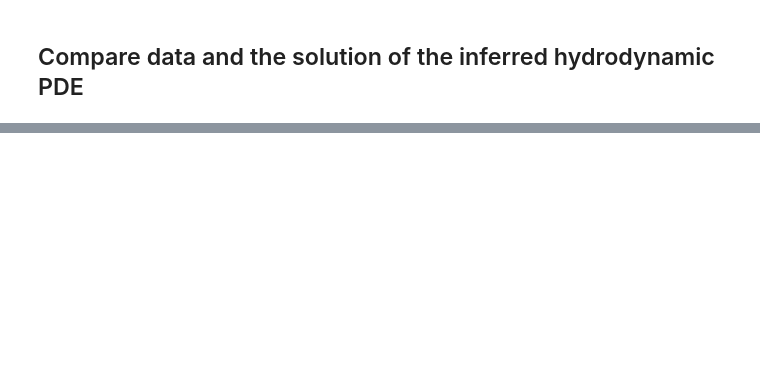
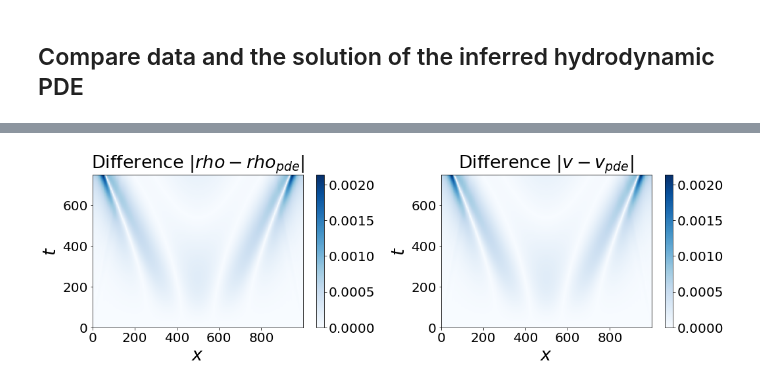
Before and after one commit to yourball/pde-many-body, a Jupyter notebook: free_fermions/free_fermions_quadratic.ipynb, the cells around one changed output, grey strips where cells are left out. Cells and saved outputs as stored; diff of their text form; code cells hidden in the pictures; blank space fills up the shorter version.

```diff
--- a/free_fermions/free_fermions_quadratic.ipynb
+++ b/free_fermions/free_fermions_quadratic.ipynb
@@ -82,18 +79,7 @@ Xmax, Tmax:  998 749.0
 # %%
-# Define boundary conditions, needed for evaluation of spatial derivatives
-bc = "periodic"
-
-# Compute temporal and spatial derivatives and build Theta(U) matrix
-m,n = rho.shape
-
-rhot = TotalFiniteDiff_t(rho, dt).reshape((n*m,1))
-vt = TotalFiniteDiff_t(v, dt).reshape((n*m,1))
-
-rho_ = rho.reshape((n*m,1))
-v_ = v.reshape((n*m,1))
-const = np.ones((n*m, 1))
-
-
+#-----------------------------------------------------------------------------
+# Define symbolic expressions for the candidate terms in v_t=G(...)
+#-----------------------------------------------------------------------------
 v_descr = [
           'rho_x',
            'v*v_x',
@@ -115,9 +101,19 @@ v_descr = [
            'rho^4*rho_x',
            'rho^5*rho_x',]
 
+#-----------------------------------------------------------------------------
+# Define boundary conditions, needed for evaluation of spatial derivatives
+bc = "periodic"
+#-----------------------------------------------------------------------------
+# Compute temporal and spatial derivatives and build Theta(U) matrix
+rhot = TotalFiniteDiff_t(rho, dt).reshape((n*m,1))
+vt = TotalFiniteDiff_t(v, dt).reshape((n*m,1))
+#-----------------------------------------------------------------------------
 v_data = []
+
+# Stack columns with the vectorized candidate terms to form matrix Theta(U)
 for term in v_descr:
-    v_data.append(get_euler_term_from_descr(term, rho_, v_, x, bc))
+    v_data.append(get_euler_term_from_descr(term, rho, v, x, bc).reshape((n*m,1)))
 
 v_data = np.hstack(v_data)
 v_Theta, v_descr = build_custom_Theta(v_data, v_descr)
@@ -207,0 +225,16 @@ plt.show()
+# %%
+fig, ax = plt.subplots(1, 2, figsize = (15, 5));
+plt_rho = ax[0].pcolormesh(xx, tt, abs(rho-rho_ev), cmap='Blues', rasterized=True)
+ax[0].set_xlabel(r'$x$')
+ax[0].set_ylabel(r'$t$')
+ax[0].set_title(r'Difference $|rho-rho_{pde}|$')
+fig.colorbar(plt_rho, ax=ax[0])
+
+plt_v = ax[1].pcolormesh(xx, tt, abs(rho-rho_ev), cmap='Blues', rasterized=True)
+ax[1].set_xlabel(r'$x$')
+ax[1].set_ylabel(r'$t$')
+ax[1].set_title(r'Difference $|v-v_{pde}|$')
+fig.colorbar(plt_v, ax=ax[1])
+fig.tight_layout(pad=2)
+# %% [output]
+[figure, added]
```
Also changed, not shown: parts of 13 cells of this notebook, 6 other files.
